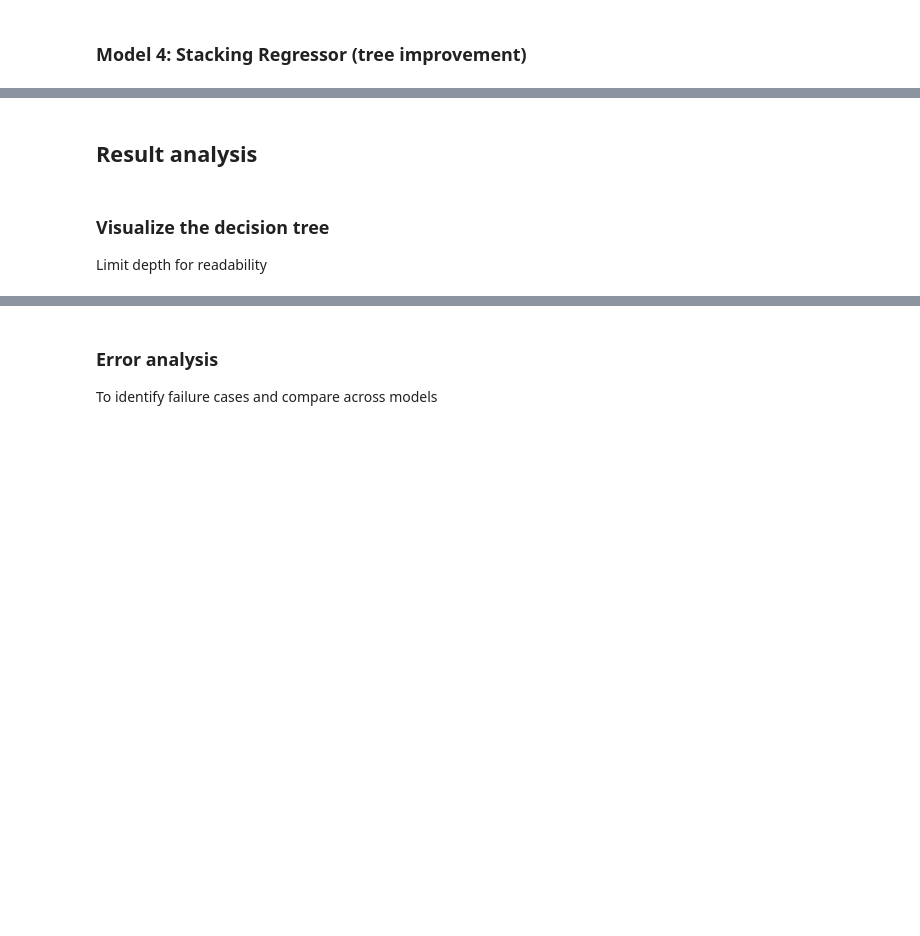
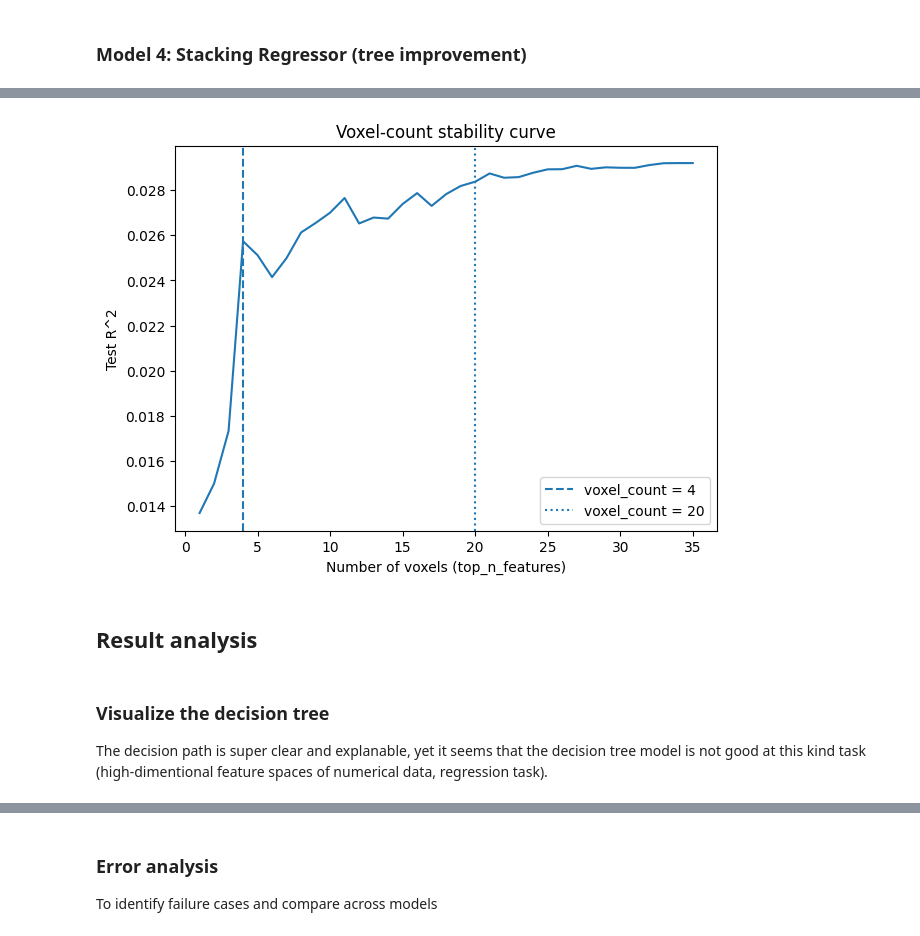
Before and after one commit to ztxxkaty/fMRI, a Jupyter notebook: fMRI(IT)2FM.ipynb, the cells around one changed output, grey strips where cells are left out. Cells and saved outputs as stored; diff of their text form; code cells hidden in the pictures; blank space fills up the shorter version.

```diff
--- a/fMRI(IT)2FM.ipynb
+++ b/fMRI(IT)2FM.ipynb
@@ -818,8 +819,11 @@ X shape: (9842, 6138) y shape: (9842,)
 # %%
-X_train, X_test, y_train, y_test = train_test_split(
+X_train_full, X_test_full, y_train, y_test = train_test_split(
     X, y, test_size=0.15, random_state=42
 )
 
+X_train = [X[1:] for X in X_train_full]
+X_test = [X[1:] for X in X_test_full]
+
 cv = KFold(n_splits=5, shuffle=True, random_state=42)
 # %% [markdown]
 ### Model 1: Lasso Regression (feature selection)
@@ -859,13 +852,15 @@ GridSearchCV(cv=KFold(n_splits=5, random_state=42, shuffle=True),
 # inspect Lasso selected features
 best_lasso = lasso_search.best_estimator_
 lasso_coefs = best_lasso.named_steps["model"].coef_
-selected = np.where(np.abs(lasso_coefs) > 1e-10)[0] # where the coefs is not too little
-print(f"\nLasso selected {len(selected)} / {X.shape[1]} features.")
+selected = np.where(np.abs(lasso_coefs) > 0)[0] # where the coefs is not zero
+print(f"\nLasso selected {len(selected)} / {len(X_train[0])} features.")
 
-# Map indices back to voxel column names (top 30 by abs weight)
-top = np.argsort(np.abs(lasso_coefs))[::-1][:30]
+# Map indices back to voxel column names
+top = np.argsort(np.abs(lasso_coefs))
 top_features = [(voxel_cols[i], float(lasso_coefs[i])) for i in top if abs(lasso_coefs[i]) > 0]
+top_features.sort(key=lambda x: abs(x[1]), reverse=True)
 print("\nTop Lasso features (voxel, coef):")
+
 # Loop: for each top_feature
 for feat, coef in top_features:
     print(feat, coef)
@@ -1018,41 +1042,39 @@ plt.tight_layout(); plt.show()
+# %%
+X_train = pd.DataFrame(X_train)
+y_train = pd.DataFrame(y_train)
+X_test = pd.DataFrame(X_test)
+y_test = pd.DataFrame(y_test)
 # %%
 import matplotlib.pyplot as plt
 
-def voxel_count_curve(model, X_train, y_train, X_test, y_test, voxel_counts,
-                      n_repeats=5, random_state=0):
-    rng = np.random.default_rng(random_state)
+def voxel_count_curve(model, X_train, y_train, X_test, y_test, voxel_counts):
     # If only using less X, would the model perform good as well?
-    p = X_train.shape[1]
-    means = []
-    stds = []
+    r2s = []
     # Loop: for each voxel_amount
-    for k in voxel_counts:
-        r2s = []
-        # Loop: for n times
-        for _ in range(n_repeats):
-            # randomly select k features from X as the input columns
-            idx = rng.choice(p, size=k, replace=False)
-            model.fit(X_train[:, idx], y_train) # fit the model
-            yhat = model.predict(X_test[:, idx])
-            r2s.append(r2_score(y_test, yhat)) # calculate the r2
-        means.append(np.mean(r2s))
-        stds.append(np.std(r2s))
-    return np.array(means), np.array(stds)
+    for voxels in voxel_counts:
+        idx = [(int(top_features[voxel][0].split("voxel")[1])-1) for voxel in range(voxels)]
+        model.fit(X_train[idx], y_train) # fit the model
+        yhat = model.predict(X_test[idx])
+        r2s.append(r2_score(y_test, yhat)) # calculate the r2
+    return r2s
 
 # Using the best model
-stab_model = gbr_search.best_estimator_
+stab_model = lasso_search.best_estimator_
 
-voxel_counts = [50, 100, 250, 500, 1000, 2000, 4000, X.shape[1]]
-means, stds = voxel_count_curve(stab_model, X_train, y_train, X_test, y_test, voxel_counts, n_repeats=5)
+voxel_counts = [counts for counts in range(1, len(top_features)+1)]
+r2s = voxel_count_curve(stab_model, X_train, y_train, X_test, y_test, voxel_counts)
 
 plt.figure(figsize=(7, 5))
-plt.errorbar(voxel_counts, means, yerr=stds, fmt='o-')
-plt.xscale("log")
-plt.xlabel("Number of voxels (log scale)")
-plt.ylabel("Test R^2 (mean ± sd)")
+plt.plot(voxel_counts, r2s, linestyle='-')
+plt.xlabel("Number of voxels (top_n_features)")
+plt.ylabel("Test R^2")
 plt.title("Voxel-count stability curve")
-plt.tight_layout()
+plt.axvline(4, linestyle='--', label='voxel_count = 4')
+plt.axvline(20, linestyle=':', label='voxel_count = 20')
+plt.legend()
 plt.show()
+# %% [output]
+[figure, added]
 # %% [markdown]
 ## Result analysis
 # %%
@@ -1073,5 +1095,5 @@ models = {
 }
 # %% [markdown]
 ### Visualize the decision tree
-Limit depth for readability
+The decision path is super clear and explanable, yet it seems that the decision tree model is not good at this kind task (high-dimentional feature spaces of numerical data, regression task).
 # %%
```
Also changed, not shown: parts of 21 cells of this notebook.
